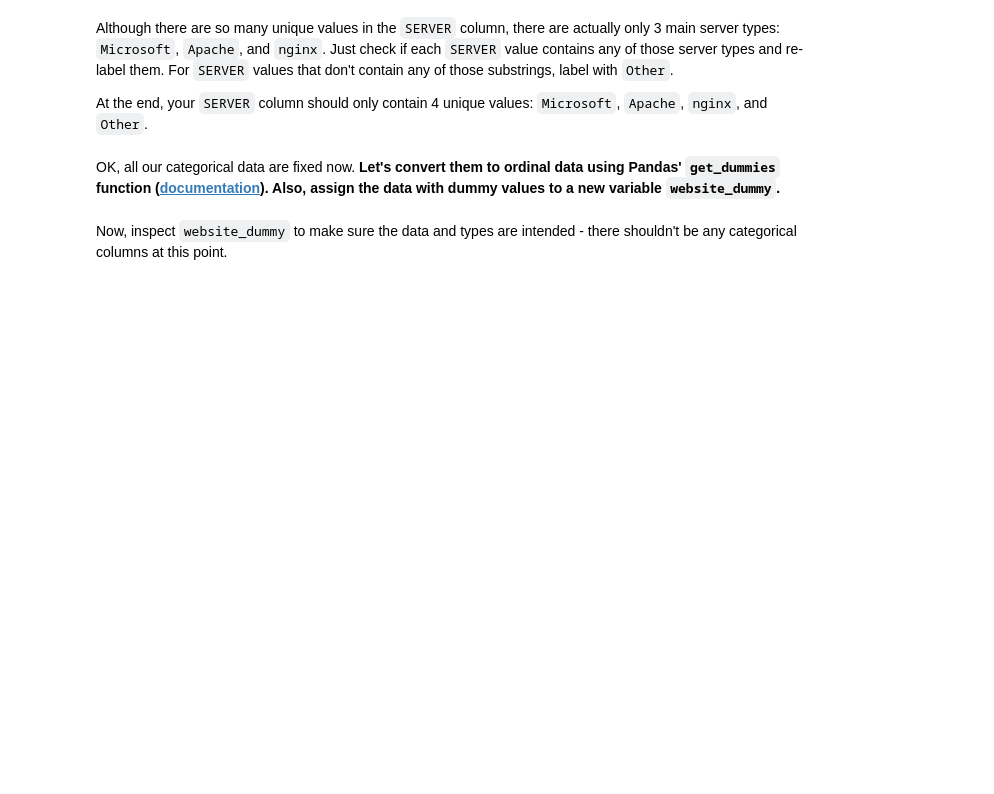
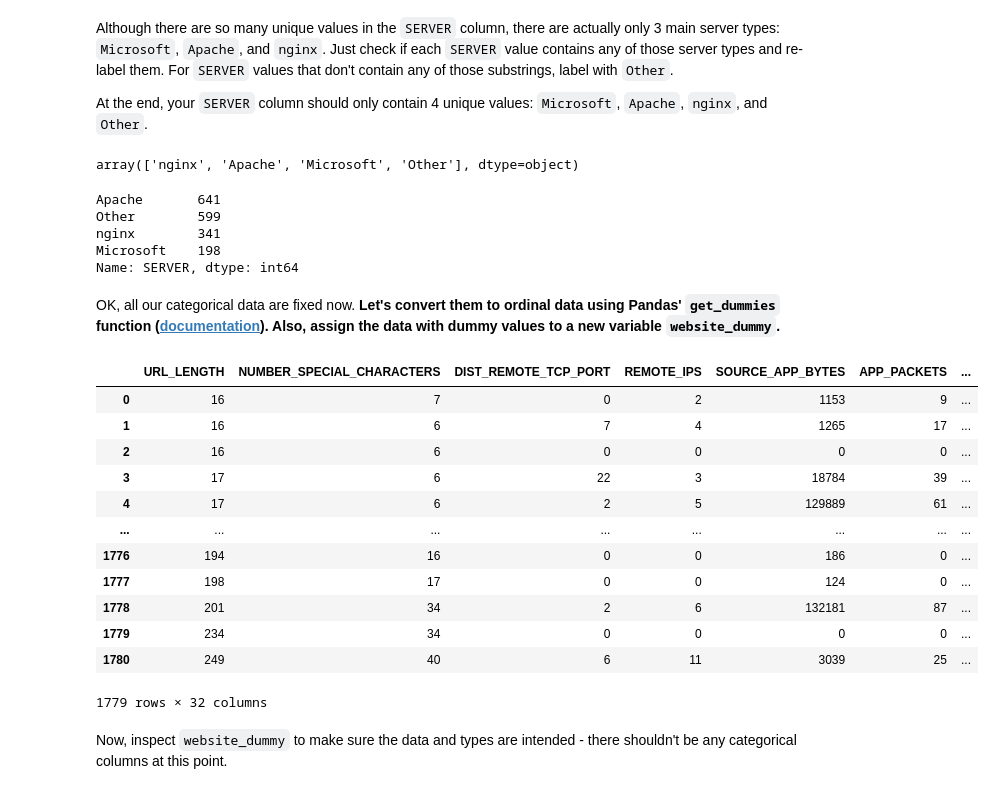
Before and after one commit to ta-data-lis/lab-supervised-learning, a Jupyter notebook: your-code/main.ipynb, the cells around one changed output. Cells and saved outputs as stored; diff of their text form; code cells hidden in the pictures; blank space fills up the shorter version.

```diff
--- a/your-code/main.ipynb
+++ b/your-code/main.ipynb
@@ -137,0 +347,5 @@ In addition, we will also drop `WHOIS_REGDATE` and `WHOIS_UPDATED_DATE`. These a
+# %%
+# Your code here
+columns_to_drop = ['WHOIS_STATEPRO', 'WHOIS_REGDATE', 'WHOIS_UPDATED_DATE']
+websites.drop(columns_to_drop, axis=1, inplace=True)
+websites.head()
@@ -145,6 +382,8 @@ Now print the `dtypes` of the data again. Besides `WHOIS_COUNTRY` which we alrea
 #### `URL` is easy. We'll simply drop it because it has too many unique values that there's no way for us to consolidate.
 # %%
 # Your code here
+
+websites.drop(['URL'], axis = 1, inplace = True)
 # %% [markdown]
 #### Print the unique value counts of `CHARSET`. You see there are only a few unique values. So we can keep it as it is.
 # %%
@@ -168,9 +431,53 @@ At the end, your `SERVER` column should only contain 4 unique values: `Microsoft
+# %%
+# Your code here
+
+def rep(x):
+    if x.startswith('Apache'):
+        x = 'Apache'
+    elif x.startswith('Microsoft'):
+        x = 'Microsoft'
+    elif x.startswith('nginx'):
+        x = 'nginx'
+    else :
+        x = 'Other'
+    return x
+
+websites['SERVER'] = websites['SERVER'].apply(rep)
+# %%
+websites['SERVER'].unique()
+# %% [output]
+array(['nginx', 'Apache', 'Microsoft', 'Other'], dtype=object)
 # %%
 # Count `SERVER` value counts here
+
+websites['SERVER'].value_counts()
+# %% [output]
+Apache       641
+Other        599
+nginx        341
+Microsoft    198
+Name: SERVER, dtype: int64
 # %% [markdown]
 OK, all our categorical data are fixed now. **Let's convert them to ordinal data using Pandas' `get_dummies` function ([documentation](https://pandas.pydata.org/pandas-docs/stable/generated/pandas.get_dummies.html)). Also, assign the data with dummy values to a new variable `website_dummy`.**
 # %%
 # Your code here
+
+website_dummy = pd.get_dummies(websites)
+website_dummy
+# %% [output]
+|  | URL_LENGTH | NUMBER_SPECIAL_CHARACTERS | DIST_REMOTE_TCP_PORT | REMOTE_IPS | SOURCE_APP_BYTES | APP_PACKETS | ... |
+| 0 | 16 | 7 | 0 | 2 | 1153 | 9 | ... |
+| 1 | 16 | 6 | 7 | 4 | 1265 | 17 | ... |
+| 2 | 16 | 6 | 0 | 0 | 0 | 0 | ... |
+| 3 | 17 | 6 | 22 | 3 | 18784 | 39 | ... |
+| 4 | 17 | 6 | 2 | 5 | 129889 | 61 | ... |
+| ... | ... | ... | ... | ... | ... | ... | ... |
+| 1776 | 194 | 16 | 0 | 0 | 186 | 0 | ... |
+| 1777 | 198 | 17 | 0 | 0 | 124 | 0 | ... |
+| 1778 | 201 | 34 | 2 | 6 | 132181 | 87 | ... |
+| 1779 | 234 | 34 | 0 | 0 | 0 | 0 | ... |
+| 1780 | 249 | 40 | 6 | 11 | 3039 | 25 | ... |
+1779 rows × 32 columns
 # %% [markdown]
 Now, inspect `website_dummy` to make sure the data and types are intended - there shouldn't be any categorical columns at this point.
 # %%
```
Also changed, not shown: parts of 56 cells of this notebook.
